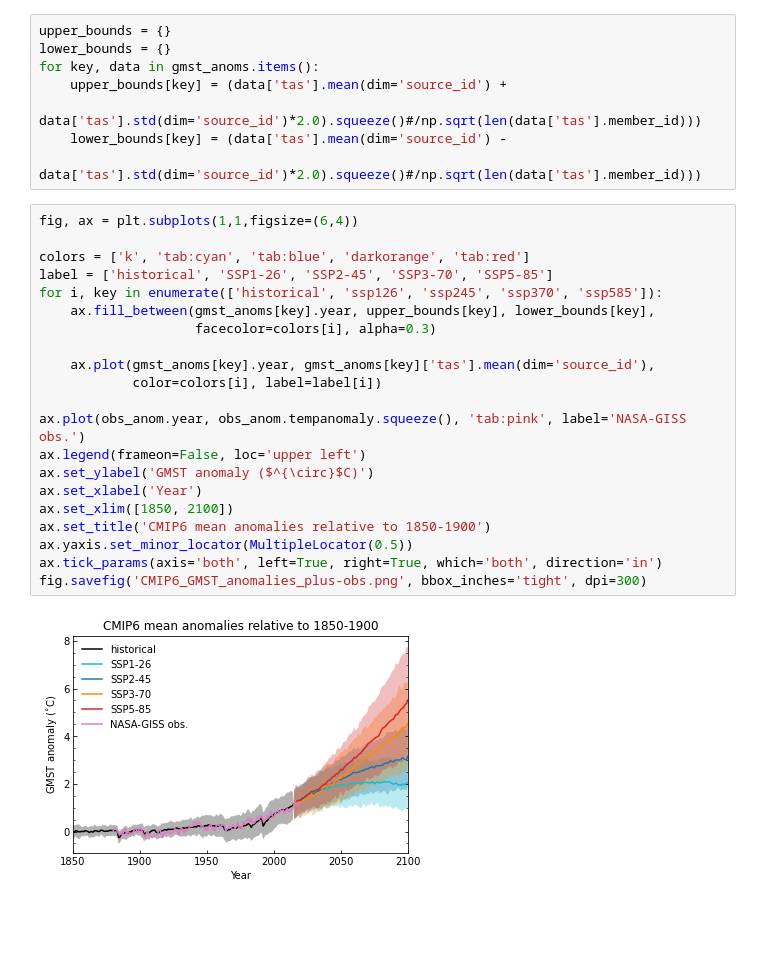
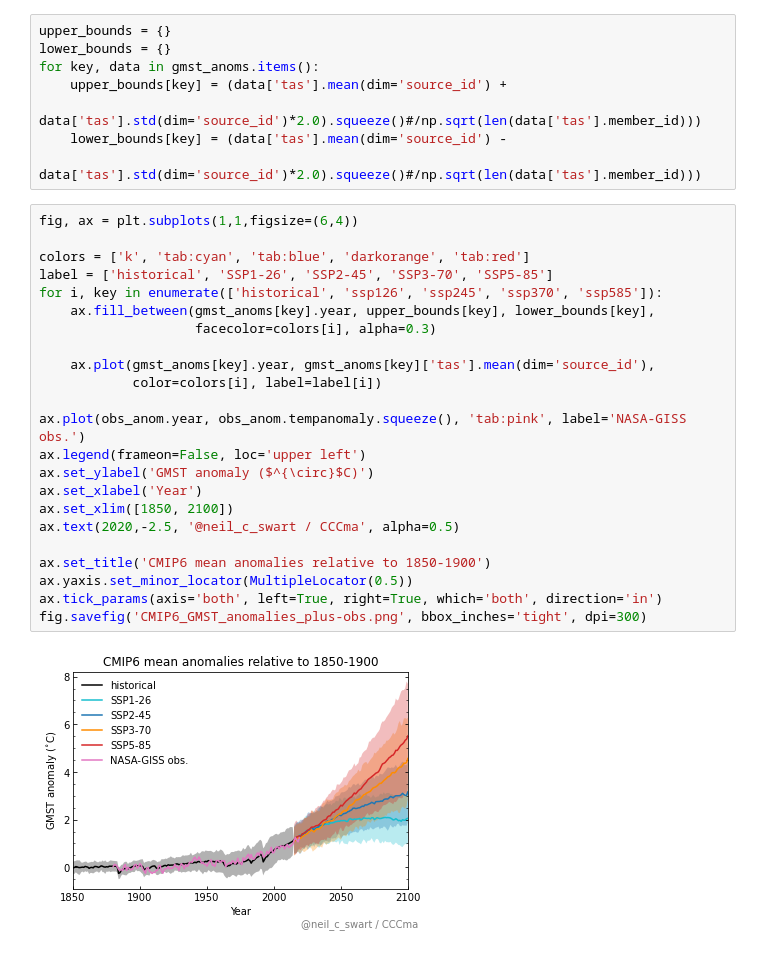
Before and after one commit to swartn/cmip6-gmst-anoms, a Jupyter notebook: gmst_cmip6.ipynb, the cells around one changed output. Drawn from its saved outputs; the diff is of its cells as text; blank space fills up the shorter version.

```diff
--- a/gmst_cmip6.ipynb
+++ b/gmst_cmip6.ipynb
@@ -177,23 +163,25 @@ for key, data in gmst_anoms.items():
 # %%
 fig, ax = plt.subplots(1,1,figsize=(6,4))
 
 colors = ['k', 'tab:cyan', 'tab:blue', 'darkorange', 'tab:red']
 label = ['historical', 'SSP1-26', 'SSP2-45', 'SSP3-70', 'SSP5-85']
 for i, key in enumerate(['historical', 'ssp126', 'ssp245', 'ssp370', 'ssp585']):
     ax.fill_between(gmst_anoms[key].year, upper_bounds[key], lower_bounds[key],
                     facecolor=colors[i], alpha=0.3)
 
     ax.plot(gmst_anoms[key].year, gmst_anoms[key]['tas'].mean(dim='source_id'),
             color=colors[i], label=label[i])
 
 ax.plot(obs_anom.year, obs_anom.tempanomaly.squeeze(), 'tab:pink', label='NASA-GISS obs.')
 ax.legend(frameon=False, loc='upper left')
 ax.set_ylabel('GMST anomaly ($^{\circ}$C)')
 ax.set_xlabel('Year')
 ax.set_xlim([1850, 2100])
+ax.text(2020,-2.5, '@neil_c_swart / CCCma', alpha=0.5)
+
 ax.set_title('CMIP6 mean anomalies relative to 1850-1900')
 ax.yaxis.set_minor_locator(MultipleLocator(0.5))
 ax.tick_params(axis='both', left=True, right=True, which='both', direction='in')
 fig.savefig('CMIP6_GMST_anomalies_plus-obs.png', bbox_inches='tight', dpi=300)
 # %% [output]
-[figure, old version]
+[figure, new version]
```
Also changed, not shown: parts of 2 cells of this notebook, 2 other files.
